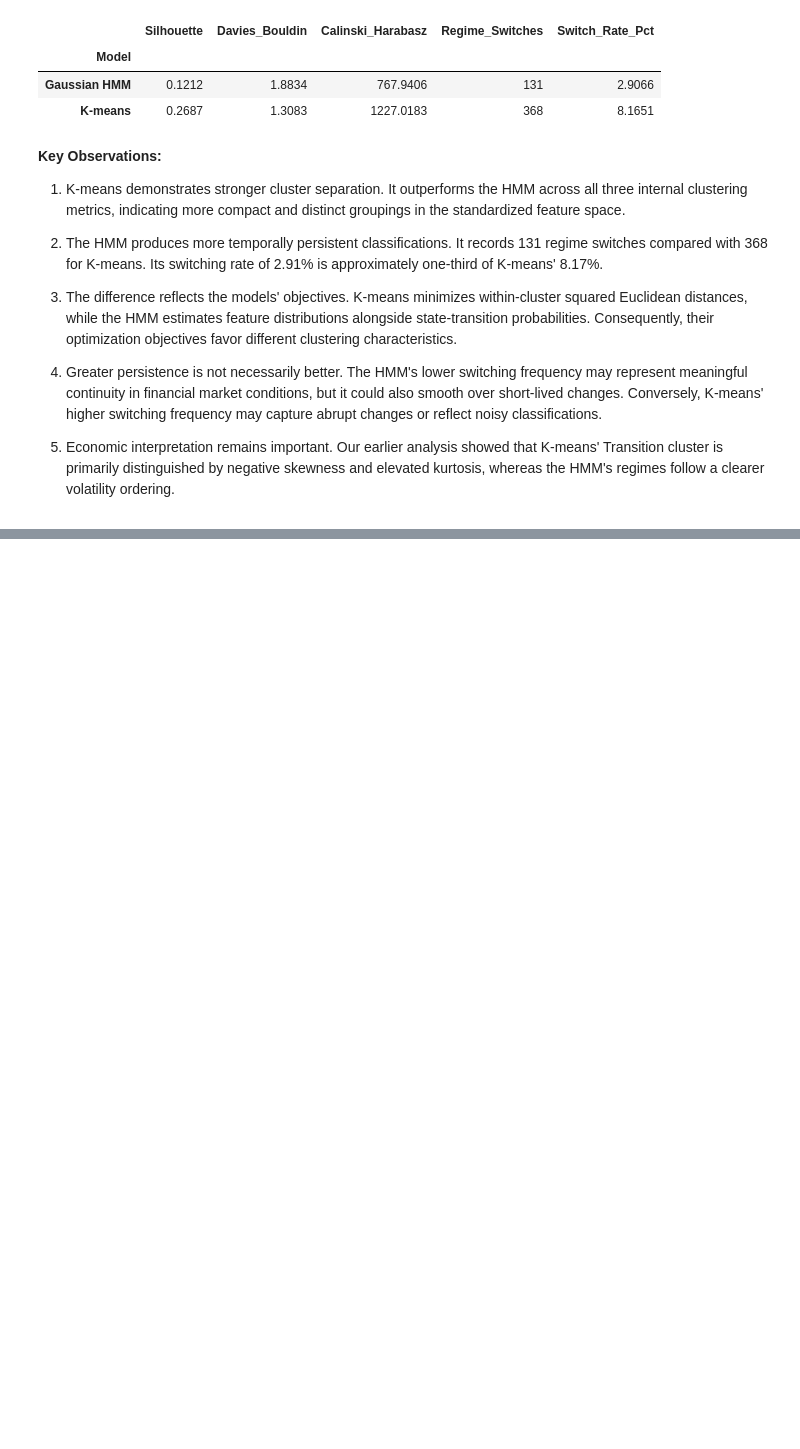
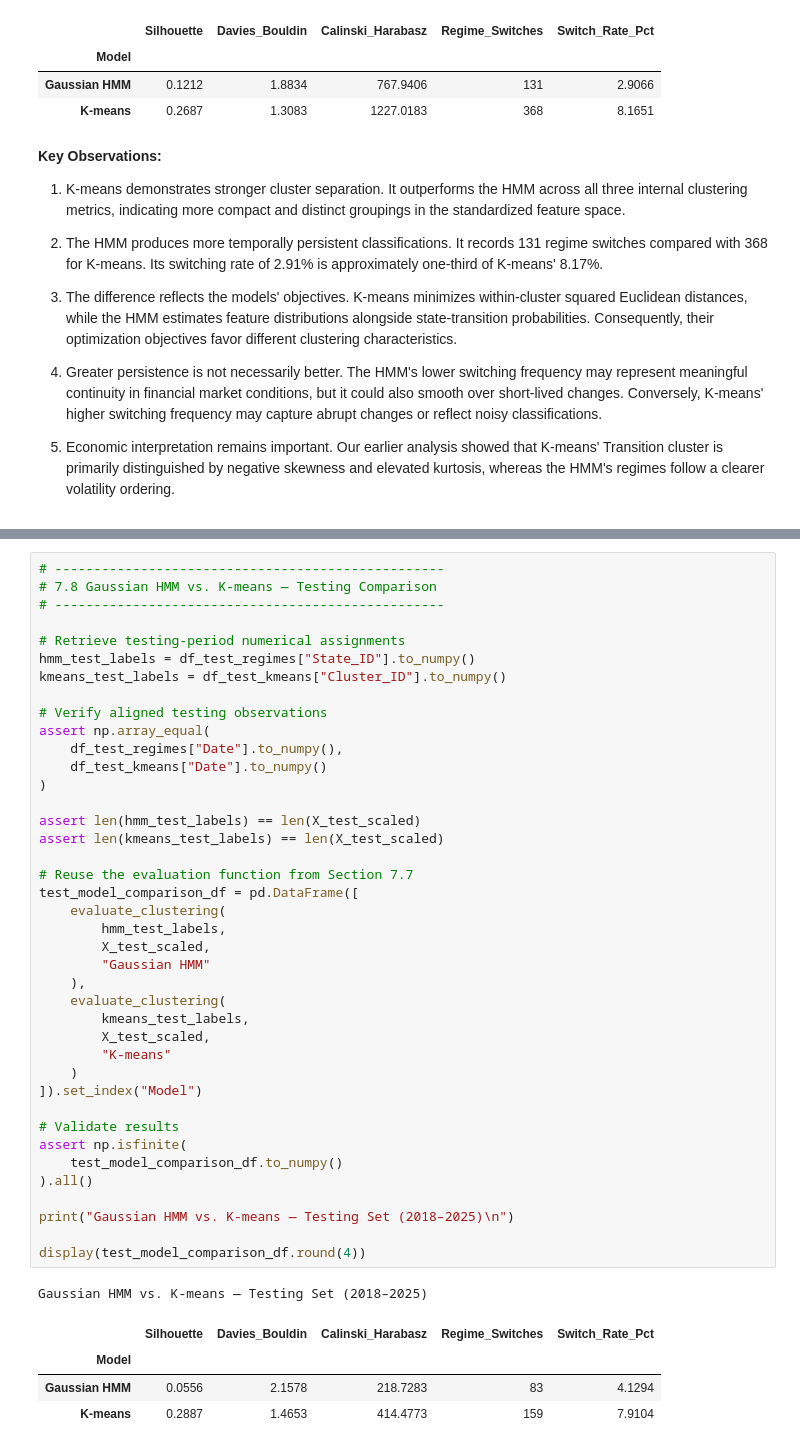
Before and after one commit to LR-Lemon/Milestone-II, a Jupyter notebook: notebooks/01_model_b_market_regimes.ipynb, the cells around one changed output, grey strips where cells are left out. Cells and saved outputs as stored; diff of their text form; blank space fills up the shorter version.

Commit message:
finished section 7

```diff
--- a/notebooks/01_model_b_market_regimes.ipynb
+++ b/notebooks/01_model_b_market_regimes.ipynb
@@ -4894,0 +4945,46 @@ plt.show()
+# %%
+# --------------------------------------------------
+# 7.8 Gaussian HMM vs. K-means — Testing Comparison
+# --------------------------------------------------
+
+# Retrieve testing-period numerical assignments
+hmm_test_labels = df_test_regimes["State_ID"].to_numpy()
+kmeans_test_labels = df_test_kmeans["Cluster_ID"].to_numpy()
+
+# Verify aligned testing observations
+assert np.array_equal(
+    df_test_regimes["Date"].to_numpy(),
+    df_test_kmeans["Date"].to_numpy()
+)
+
+assert len(hmm_test_labels) == len(X_test_scaled)
+assert len(kmeans_test_labels) == len(X_test_scaled)
+
+# Reuse the evaluation function from Section 7.7
+test_model_comparison_df = pd.DataFrame([
+    evaluate_clustering(
+        hmm_test_labels,
+        X_test_scaled,
+        "Gaussian HMM"
+    ),
+    evaluate_clustering(
+        kmeans_test_labels,
+        X_test_scaled,
+        "K-means"
+    )
+]).set_index("Model")
+
+# Validate results
+assert np.isfinite(
+    test_model_comparison_df.to_numpy()
+).all()
+
+print("Gaussian HMM vs. K-means — Testing Set (2018–2025)\n")
+
+display(test_model_comparison_df.round(4))
+# %% [output]
+Gaussian HMM vs. K-means — Testing Set (2018–2025)
+|  | Silhouette | Davies_Bouldin | Calinski_Harabasz | Regime_Switches | Switch_Rate_Pct |
+| Model |  |  |  |  |  |
+| Gaussian HMM | 0.0556 | 2.1578 | 218.7283 | 83 | 4.1294 |
+| K-means | 0.2887 | 1.4653 | 414.4773 | 159 | 7.9104 |
```
Also changed, not shown: parts of 11 cells of this notebook.
